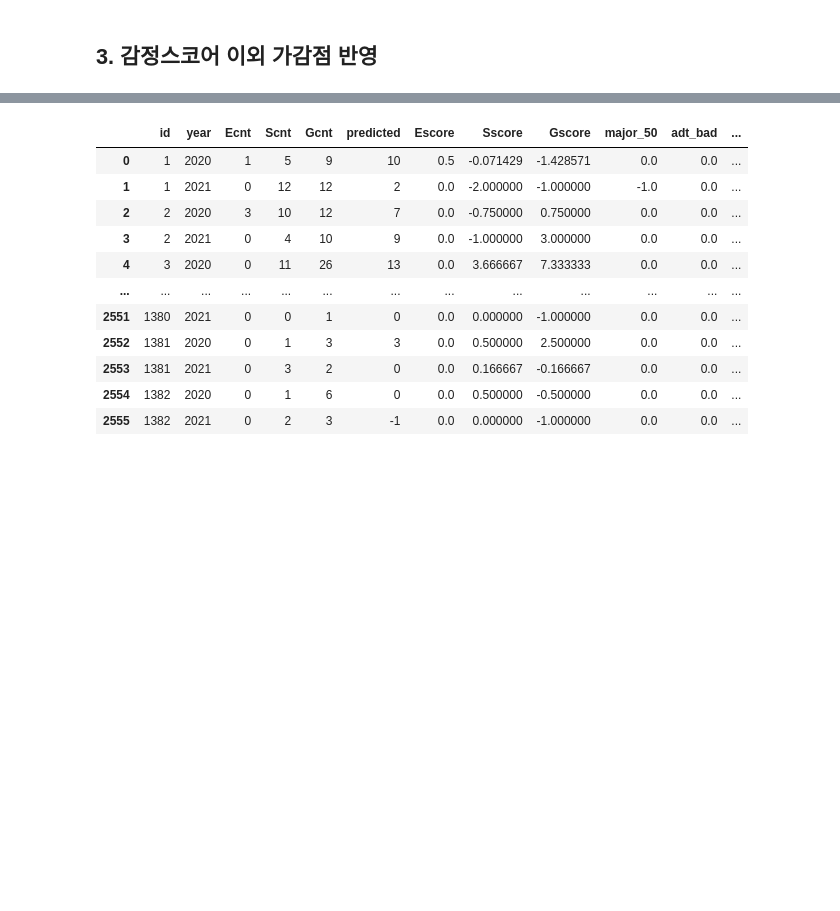
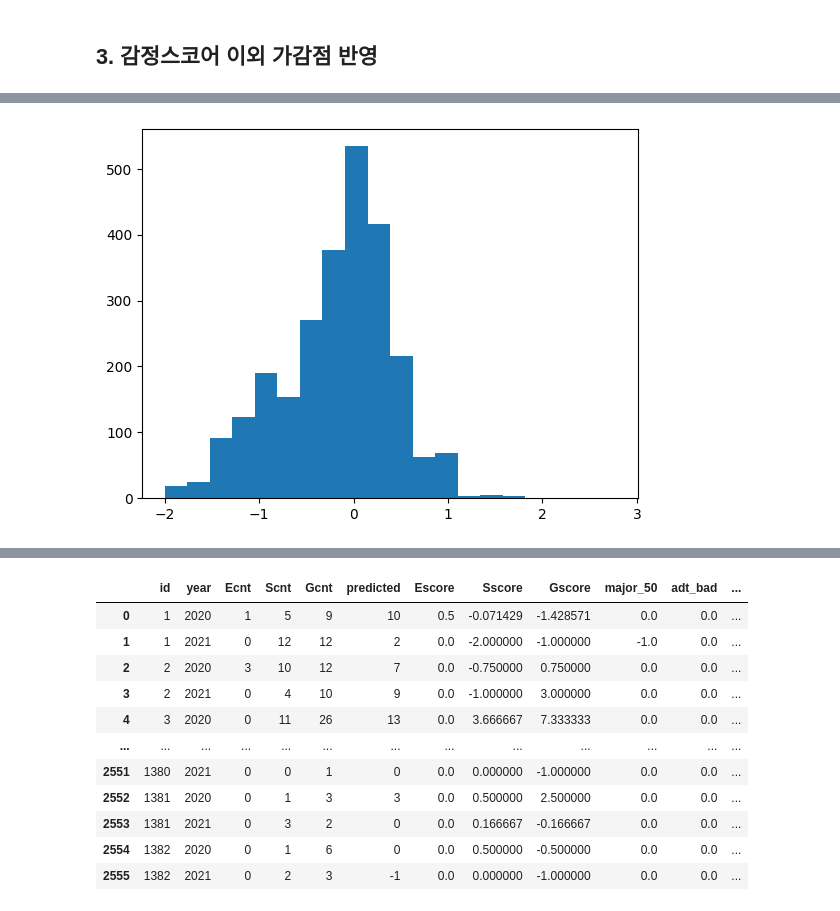
Before and after one commit to March-of-the-Ants/ESG-Rating-System, a Jupyter notebook: 5. rating/scoring_esg.ipynb, the cells around one changed output, grey strips where cells are left out. Saved outputs shown, nothing was run; the diff lists cells and outputs as text; code cells hidden in the pictures; blank space fills up the shorter version.

Commit message:
score and rate companies

```diff
--- a/5. rating/scoring_esg.ipynb
+++ b/5. rating/scoring_esg.ipynb
@@ -47,3 +48,7 @@ predict_sum.describe()
 | 50% | 683.500000 | 2021.000000 | 0.000000 | 17.000000 | 32.500000 | 1.000000 | 0.000000 | 0.412500 | 0.000000 |
 | 75% | 1025.000000 | 2021.000000 | 0.000000 | 27.250000 | 40.000000 | 9.000000 | 0.000000 | 2.433333 | 3.127976 |
 | max | 1382.000000 | 2021.000000 | 94.000000 | 126.000000 | 121.000000 | 111.000000 | 14.199242 | 21.880952 | 35.650000 |
+# %%
+# 기업, 년도별 점수 평균화
+predict_mean = predict.groupby(['id','year']).mean().reset_index()
+predict_mean.describe()
@@ -50,2 +65,7 @@ predict_sum.describe()
 # %% [markdown]
 ## 3. 감정스코어 이외 가감점 반영
+# %%
+# 방안 1) 기업, 년도별 점수 평균화
+predict_mean = pd.merge(predict_mean, extra, on=['id','year'], how='left')
+predict_mean.fillna(0, inplace=True)
+predict_mean
@@ -51,0 +86,8 @@ predict_sum.describe()
+# %%
+predict_mean['Escore'] = predict_mean['Escore'] + predict_mean['hazard_pdt'] + predict_mean['green_pdt'] +  predict_mean['patent']
+predict_mean['Gscore'] = predict_mean['Gscore'] + predict_mean['major_50'] +  predict_mean['adt_bad']
+
+predict_mean['TotalScore'] = predict_mean['Escore'] + predict_mean['Sscore'] + predict_mean['Gscore']
+plt.hist(predict_mean['TotalScore'], bins = 20);
+# %% [output]
+[figure, added]
```
Also changed, not shown: parts of 21 cells of this notebook, 5 other files.
